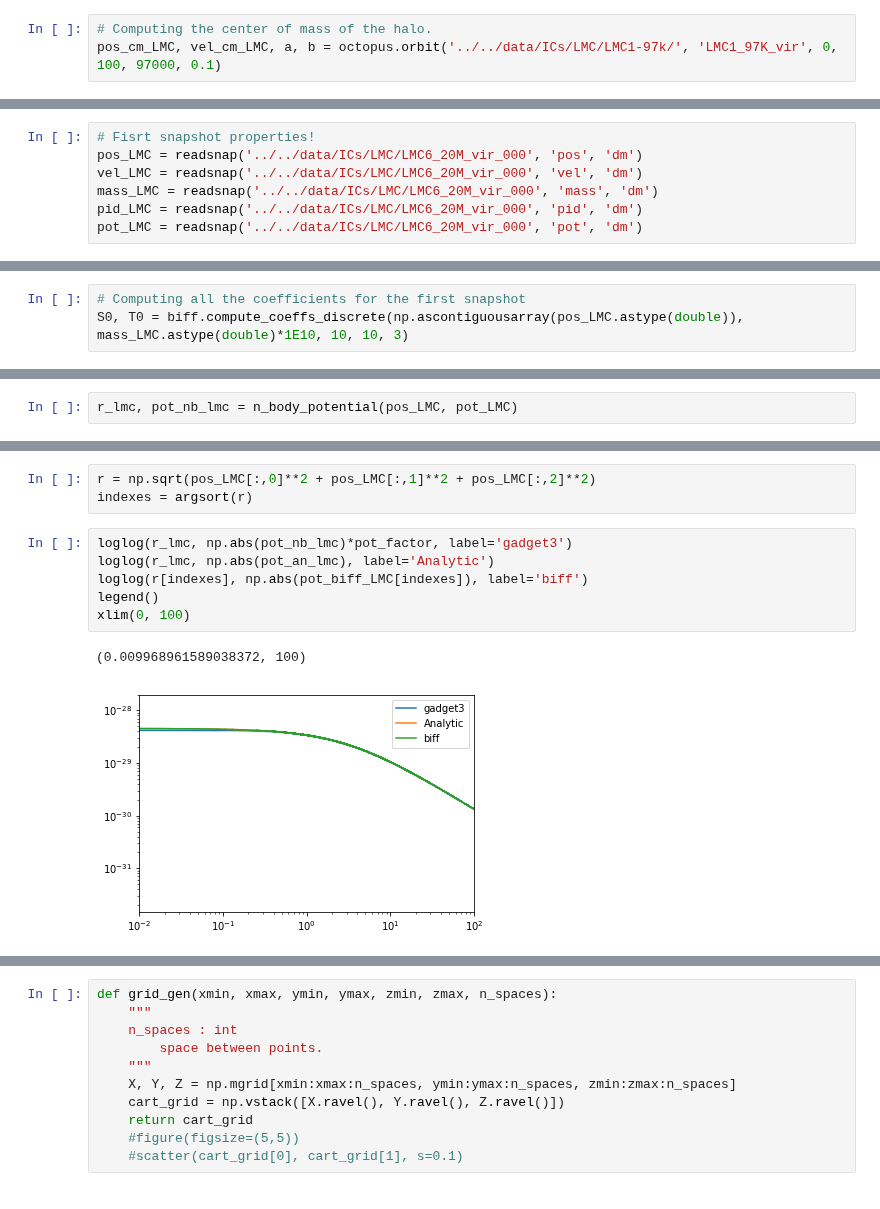
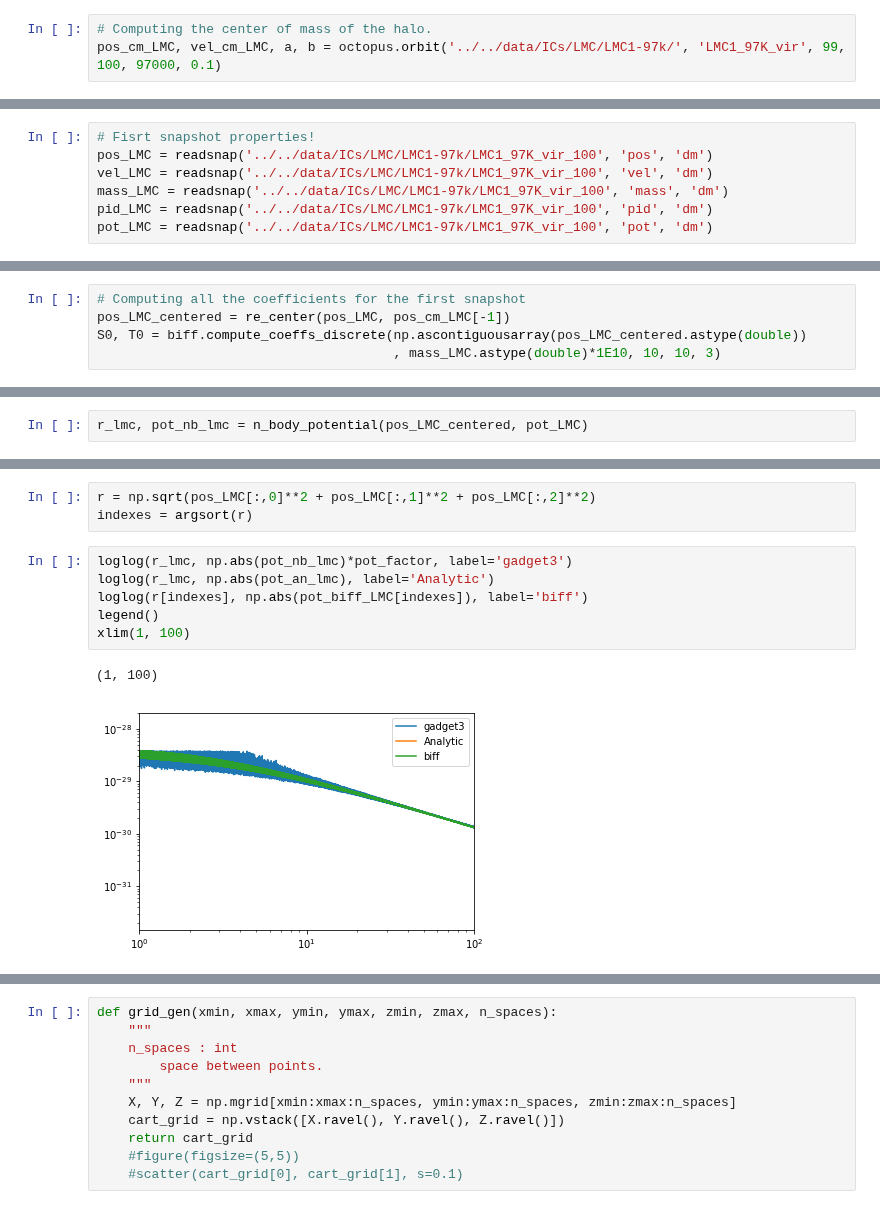
Before and after one commit to jngaravitoc/LMC-MW, a Jupyter notebook: code/SCF/high_order_terms.ipynb, the cells around one changed output, grey strips where cells are left out. Saved outputs shown, nothing was run; the diff lists cells and outputs as text.

```diff
--- a/code/SCF/high_order_terms.ipynb
+++ b/code/SCF/high_order_terms.ipynb
@@ -77,7 +75,7 @@ def pot_diff(pot1, pot2):
 # Potential comparisson from the N body to the analytic and the SCF method
 # %%
 # Computing the center of mass of the halo.
-pos_cm_LMC, vel_cm_LMC, a, b = octopus.orbit('../../data/ICs/LMC/LMC1-97k/', 'LMC1_97K_vir', 0, 100, 97000, 0.1)
+pos_cm_LMC, vel_cm_LMC, a, b = octopus.orbit('../../data/ICs/LMC/LMC1-97k/', 'LMC1_97K_vir', 99, 100, 97000, 0.1)
 # %% [output]
 Returning DM    Positions
 Returning DM    Velocities
@@ -106,10 +93,10 @@ plot(rcm_LMC)
 # %%
 # Fisrt snapshot properties!
-pos_LMC = readsnap('../../data/ICs/LMC/LMC6_20M_vir_000', 'pos', 'dm')
-vel_LMC = readsnap('../../data/ICs/LMC/LMC6_20M_vir_000', 'vel', 'dm')
-mass_LMC = readsnap('../../data/ICs/LMC/LMC6_20M_vir_000', 'mass', 'dm')
-pid_LMC = readsnap('../../data/ICs/LMC/LMC6_20M_vir_000', 'pid', 'dm')
-pot_LMC = readsnap('../../data/ICs/LMC/LMC6_20M_vir_000', 'pot', 'dm')
+pos_LMC = readsnap('../../data/ICs/LMC/LMC1-97k/LMC1_97K_vir_100', 'pos', 'dm')
+vel_LMC = readsnap('../../data/ICs/LMC/LMC1-97k/LMC1_97K_vir_100', 'vel', 'dm')
+mass_LMC = readsnap('../../data/ICs/LMC/LMC1-97k/LMC1_97K_vir_100', 'mass', 'dm')
+pid_LMC = readsnap('../../data/ICs/LMC/LMC1-97k/LMC1_97K_vir_100', 'pid', 'dm')
+pot_LMC = readsnap('../../data/ICs/LMC/LMC1-97k/LMC1_97K_vir_100', 'pot', 'dm')
 # %% [output]
 Returning DM    Positions
 Returning DM    Velocities
@@ -119,6 +110,8 @@ Returning DM    Potential
 # %%
 # Computing all the coefficients for the first snapshot
-S0, T0 = biff.compute_coeffs_discrete(np.ascontiguousarray(pos_LMC.astype(double)), mass_LMC.astype(double)*1E10, 10, 10, 3)
+pos_LMC_centered = re_center(pos_LMC, pos_cm_LMC[-1])
+S0, T0 = biff.compute_coeffs_discrete(np.ascontiguousarray(pos_LMC_centered.astype(double))
+                                      , mass_LMC.astype(double)*1E10, 10, 10, 3)
 # %% [markdown]
 Remeber to correct by the fact that Gagdet have different units for G
 this is:
@@ -128,7 +121,7 @@ G_c = constants.G
 G_c = G_c.to(u.kiloparsec**3 / (u.s**2 * u.Msun)) #
 pot_factor = G_c/43007.1 *1E10
 # %%
-r_lmc, pot_nb_lmc = n_body_potential(pos_LMC, pot_LMC)
+r_lmc, pot_nb_lmc = n_body_potential(pos_LMC_centered, pot_LMC)
 # %%
 # Analytic potential
 pot_an_lmc = octopus.pot_hernquist(3, r_lmc, 3E10)
@@ -140,12 +133,12 @@ indexes = argsort(r)
 # %%
 loglog(r_lmc, np.abs(pot_nb_lmc)*pot_factor, label='gadget3')
 loglog(r_lmc, np.abs(pot_an_lmc), label='Analytic')
 loglog(r[indexes], np.abs(pot_biff_LMC[indexes]), label='biff')
 legend()
-xlim(0, 100)
+xlim(1, 100)
 # %% [output]
-(0.009968961589038372, 100)
+(1, 100)
-[figure, old version]
+[figure, new version]
 # %%
 ## Finding high order terms!
 hot_S0 = high_order_terms(S0)
```
Also changed, not shown: parts of 22 cells of this notebook.
